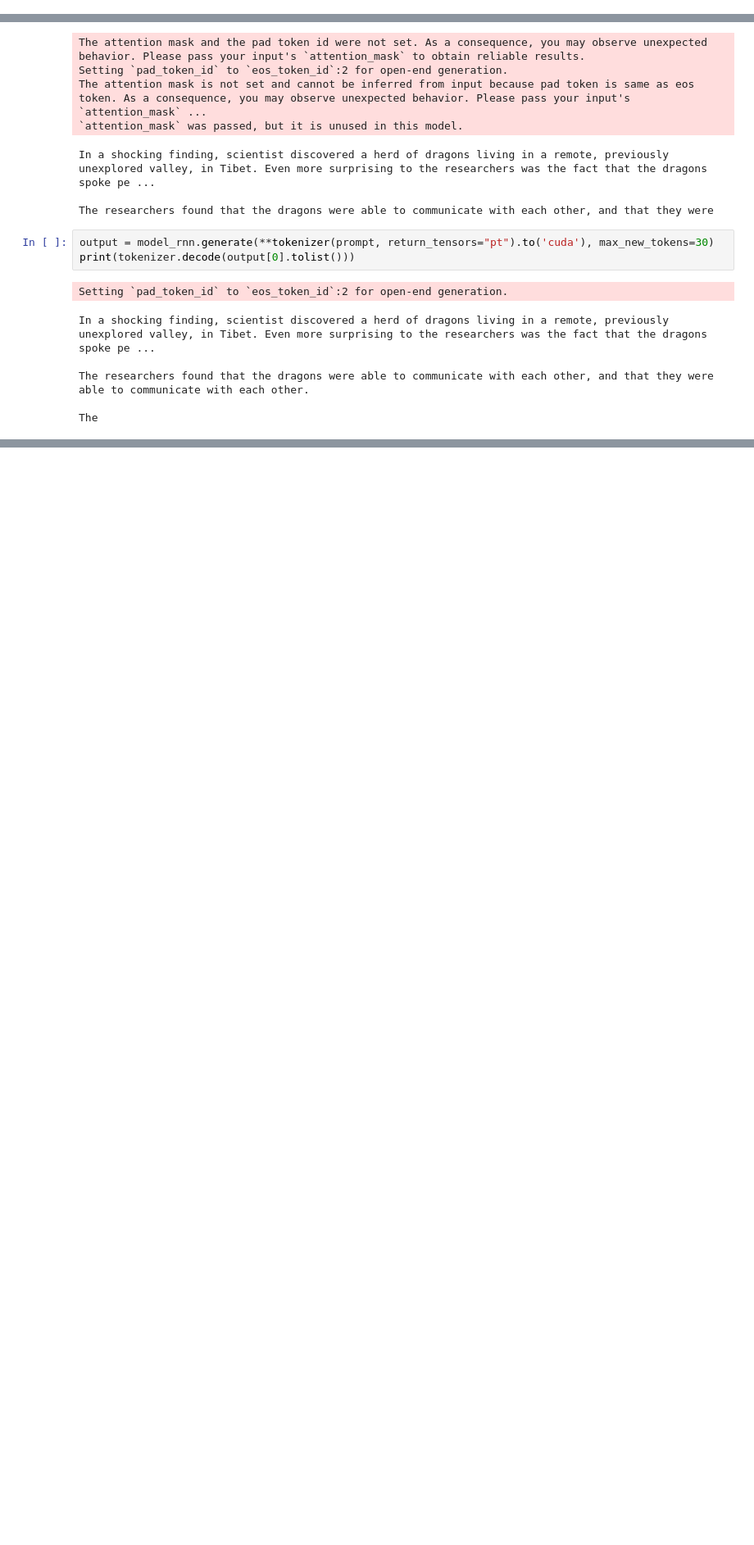
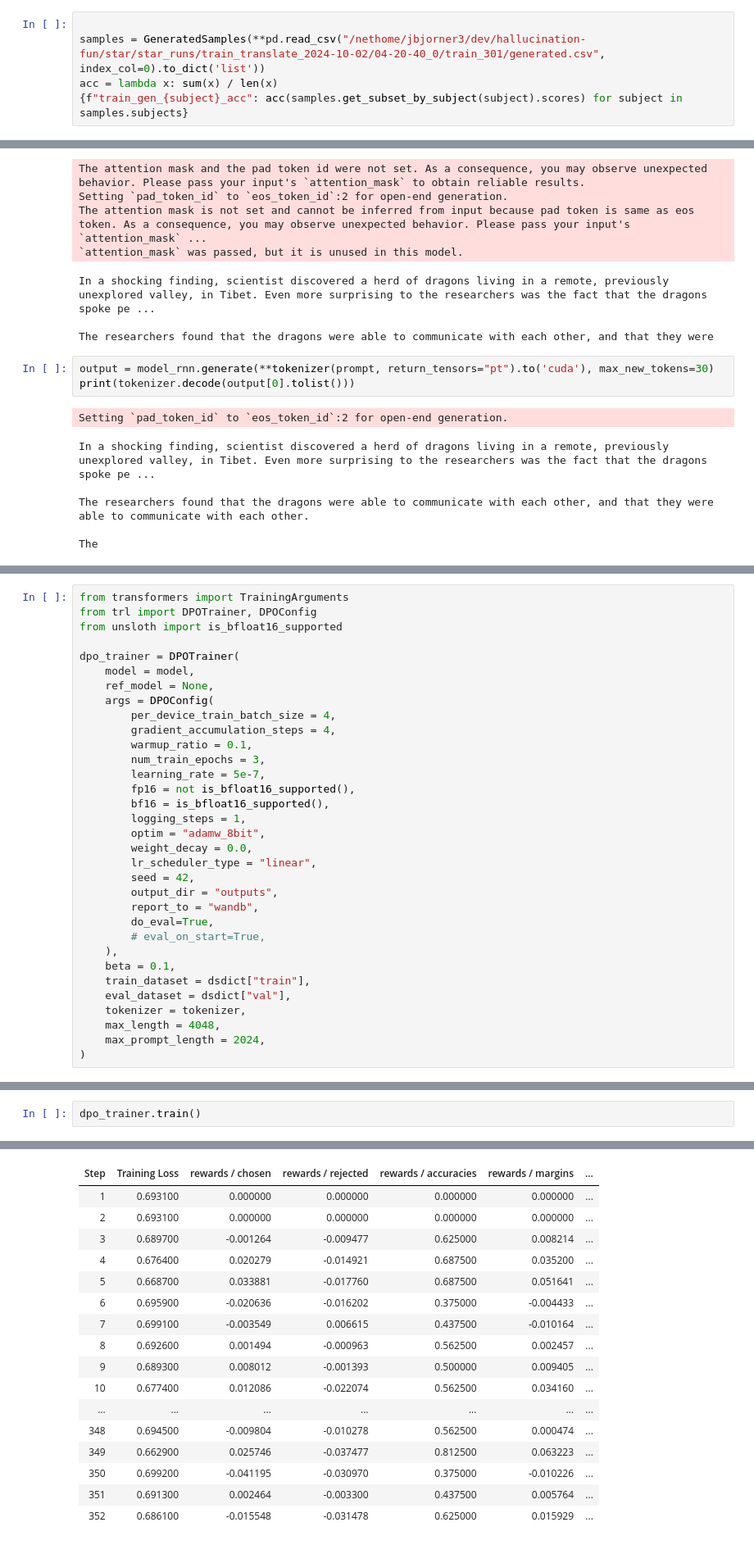
Before and after one commit to jakob-bjorner/star, a Jupyter notebook: scratch/development.ipynb, the cells around one changed output, grey strips where cells are left out. Shown: that part at 82% size. Drawn from its saved outputs; the diff is of its cells as text; blank space fills up the shorter version.

```diff
--- a/scratch/development.ipynb
+++ b/scratch/development.ipynb
@@ -139,3 +140,8 @@ You are a helpful assistant<|eot_id|><|start_header_id|>user<|end_header_id|>
  'their views on defense spending.\n'
  '\n'
  'Answer: C<|eot_id|>')
+# %%
+
+samples = GeneratedSamples(**pd.read_csv("/nethome/jbjorner3/dev/hallucination-fun/star/star_runs/train_translate_2024-10-02/04-20-40_0/train_301/generated.csv", index_col=0).to_dict('list'))
+acc = lambda x: sum(x) / len(x)
+{f"train_gen_{subject}_acc": acc(samples.get_subset_by_subject(subject).scores) for subject in samples.subjects}
@@ -1439,0 +2162,33 @@ The
+# %%
+from transformers import TrainingArguments
+from trl import DPOTrainer, DPOConfig
+from unsloth import is_bfloat16_supported
+
+dpo_trainer = DPOTrainer(
+    model = model,
+    ref_model = None,
+    args = DPOConfig(
+        per_device_train_batch_size = 4,
+        gradient_accumulation_steps = 4,
+        warmup_ratio = 0.1,
+        num_train_epochs = 3,
+        learning_rate = 5e-7,
+        fp16 = not is_bfloat16_supported(),
+        bf16 = is_bfloat16_supported(),
+        logging_steps = 1,
+        optim = "adamw_8bit",
+        weight_decay = 0.0,
+        lr_scheduler_type = "linear",
+        seed = 42,
+        output_dir = "outputs",
+        report_to = "wandb",
+        do_eval=True,
+        # eval_on_start=True,
+    ),
+    beta = 0.1,
+    train_dataset = dsdict["train"],
+    eval_dataset = dsdict["val"],
+    tokenizer = tokenizer,
+    max_length = 4048,
+    max_prompt_length = 2024,
+)
@@ -1439,0 +2197,3 @@ The
+# %%
+dpo_trainer.train()
+# %% [output]
@@ -1439,0 +2215,17 @@ The
+| Step | Training Loss | rewards / chosen | rewards / rejected | rewards / accuracies | rewards / margins | ... |
+| 1 | 0.693100 | 0.000000 | 0.000000 | 0.000000 | 0.000000 | ... |
+| 2 | 0.693100 | 0.000000 | 0.000000 | 0.000000 | 0.000000 | ... |
+| 3 | 0.689700 | -0.001264 | -0.009477 | 0.625000 | 0.008214 | ... |
+| 4 | 0.676400 | 0.020279 | -0.014921 | 0.687500 | 0.035200 | ... |
+| 5 | 0.668700 | 0.033881 | -0.017760 | 0.687500 | 0.051641 | ... |
+| 6 | 0.695900 | -0.020636 | -0.016202 | 0.375000 | -0.004433 | ... |
+| 7 | 0.699100 | -0.003549 | 0.006615 | 0.437500 | -0.010164 | ... |
+| 8 | 0.692600 | 0.001494 | -0.000963 | 0.562500 | 0.002457 | ... |
+| 9 | 0.689300 | 0.008012 | -0.001393 | 0.500000 | 0.009405 | ... |
+| 10 | 0.677400 | 0.012086 | -0.022074 | 0.562500 | 0.034160 | ... |
+| ... | ... | ... | ... | ... | ... | ... |
+| 348 | 0.694500 | -0.009804 | -0.010278 | 0.562500 | 0.000474 | ... |
+| 349 | 0.662900 | 0.025746 | -0.037477 | 0.812500 | 0.063223 | ... |
+| 350 | 0.699200 | -0.041195 | -0.030970 | 0.375000 | -0.010226 | ... |
+| 351 | 0.691300 | 0.002464 | -0.003300 | 0.437500 | 0.005764 | ... |
+| 352 | 0.686100 | -0.015548 | -0.031478 | 0.625000 | 0.015929 | ... |
```
Also changed, not shown: parts of 31 cells of this notebook, 10 other files.
